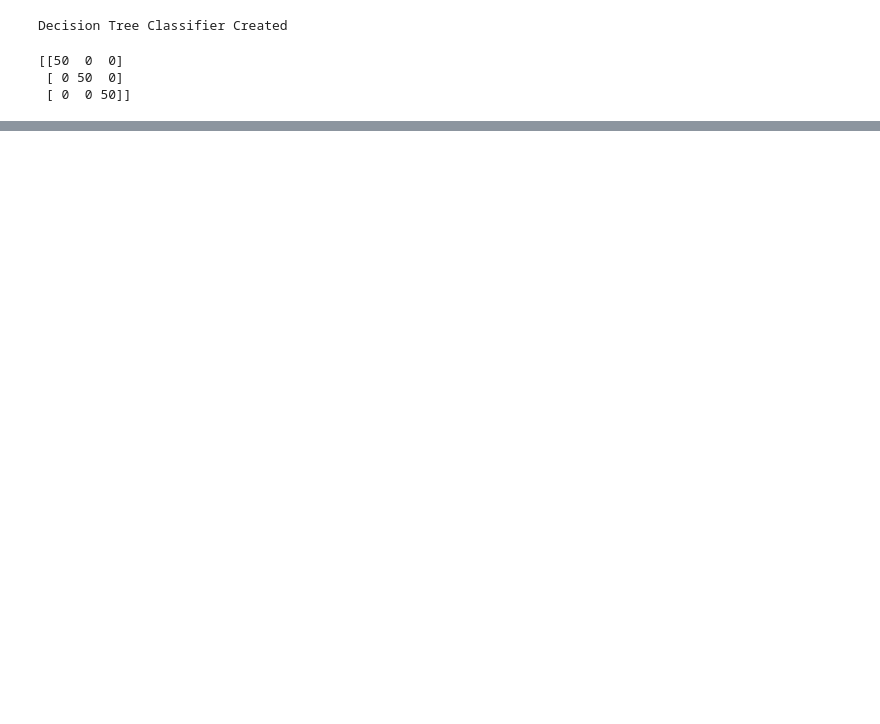
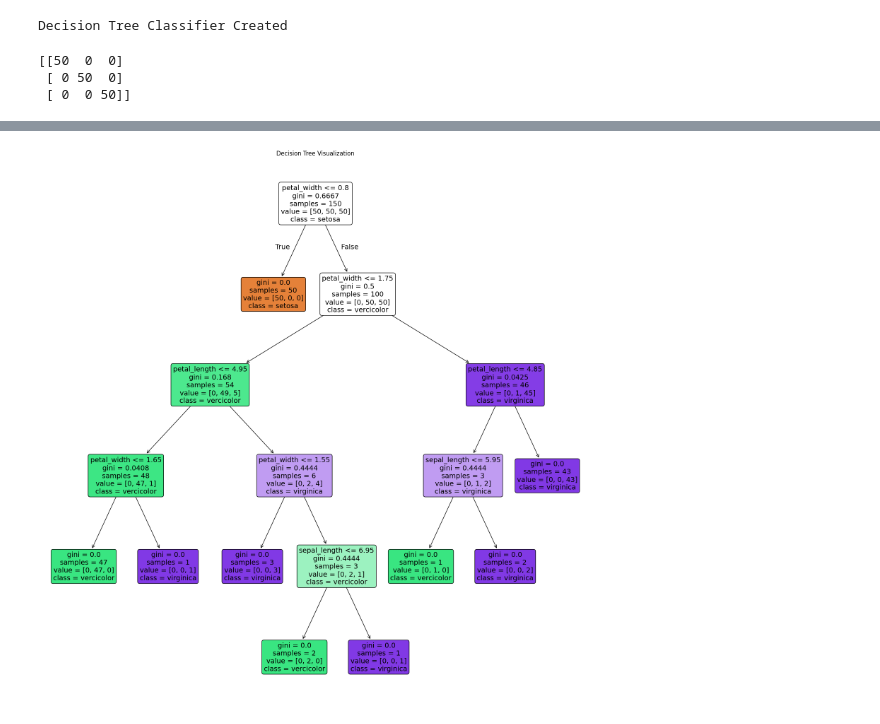
Before and after one commit to shbhm96/Iris_Model_SPecies_Classfication_USING_Decision_Tree, a Jupyter notebook: Untitled3.ipynb, the cells around one changed output, grey strips where cells are left out. Cells and saved outputs as stored; diff of their text form; code cells hidden in the pictures; blank space fills up the shorter version.

```diff
--- a/Untitled3.ipynb
+++ b/Untitled3.ipynb
@@ -45,0 +62,7 @@ plt.show()"""
+# %%
+plt.figure(figsize=(20,20))
+dec_tree = plot_tree(decision_tree=dtree, feature_names=df1.columns, class_names=['setosa','vercicolor','virginica'],filled=True, rounded=True, fontsize=14, precision=4)
+plt.title('Decision Tree Visualization')
+plt.show()
+# %% [output]
+[figure, added]
```
Also changed, not shown: parts of 3 cells of this notebook.
